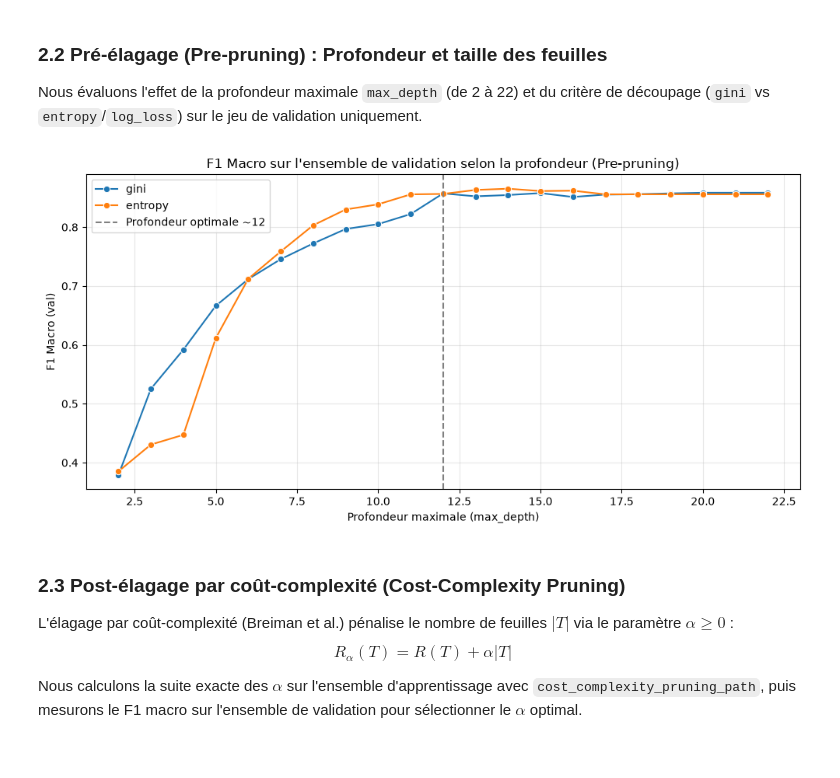
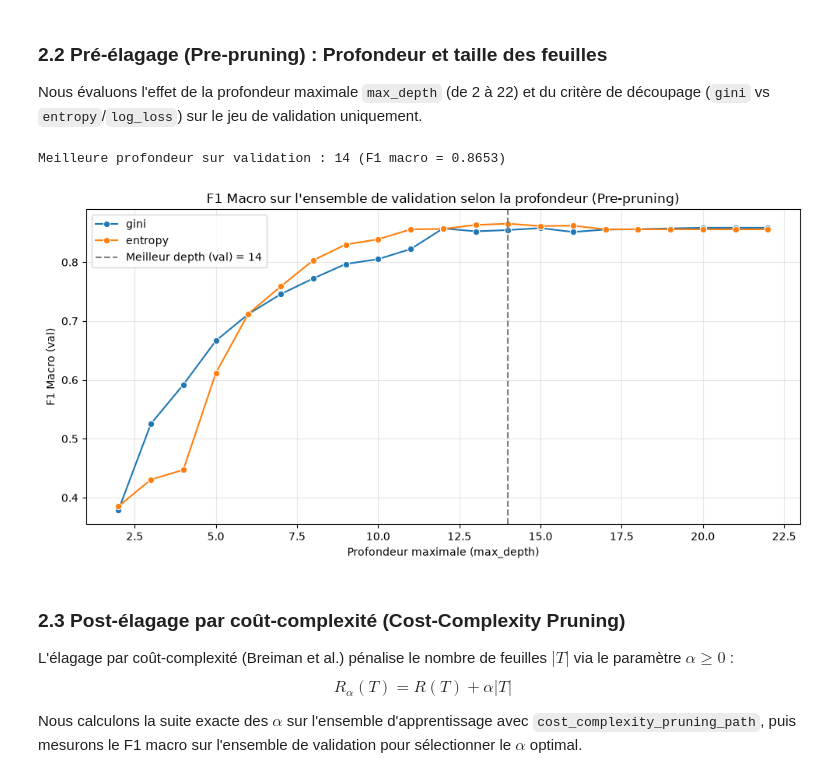
Before and after one commit to tahaaitbaissi/NutriScore, a Jupyter notebook: notebooks/02_arbre_decision_evaluation.ipynb, the cells around one changed output. Saved outputs shown, nothing was run; the diff lists cells and outputs as text; code cells hidden in the pictures.

```diff
--- a/notebooks/02_arbre_decision_evaluation.ipynb
+++ b/notebooks/02_arbre_decision_evaluation.ipynb
@@ -131,34 +129,32 @@ Nous évaluons l'effet de la profondeur maximale `max_depth` (de 2 à 22) et du
 # %%
 depths = list(range(2, 23))
 records = []
 
 for d in depths:
     for crit in ["gini", "entropy"]:
         clf = DecisionTreeClassifier(max_depth=d, criterion=crit, random_state=RANDOM_STATE)
         clf.fit(X_train, y_train)
         f1_tr = f1_score(y_train, clf.predict(X_train), average="macro")
         f1_va = f1_score(y_val, clf.predict(X_val), average="macro")
-        records.append({
-            "max_depth": d,
-            "criterion": crit,
-            "train_f1": f1_tr,
-            "val_f1": f1_va
-        })
+        records.append({"max_depth": d, "criterion": crit, "train_f1": f1_tr, "val_f1": f1_va})
 
 depth_df = pd.DataFrame(records)
+best_depth = int(depth_df.loc[depth_df["val_f1"].idxmax(), "max_depth"])
+print(f"Meilleure profondeur sur validation : {best_depth} (F1 macro = {depth_df['val_f1'].max():.4f})")
 
 plt.figure(figsize=(10, 5))
 sns.lineplot(data=depth_df, x="max_depth", y="val_f1", hue="criterion", marker="o")
-plt.axvline(12, color="gray", linestyle="--", label="Profondeur optimale ~12")
+plt.axvline(best_depth, color="gray", linestyle="--", label=f"Meilleur depth (val) = {best_depth}")
 plt.title("F1 Macro sur l'ensemble de validation selon la profondeur (Pre-pruning)")
 plt.xlabel("Profondeur maximale (max_depth)")
 plt.ylabel("F1 Macro (val)")
 plt.grid(True, alpha=0.3)
 plt.legend()
 plt.tight_layout()
 plt.show()
 # %% [output]
+Meilleure profondeur sur validation : 14 (F1 macro = 0.8653)
-[figure, old version]
+[figure, new version]
 # %% [markdown]
 ### 2.3 Post-élagage par coût-complexité (Cost-Complexity Pruning)
 
```
Also changed, not shown: parts of 26 cells of this notebook, 1 other file.
